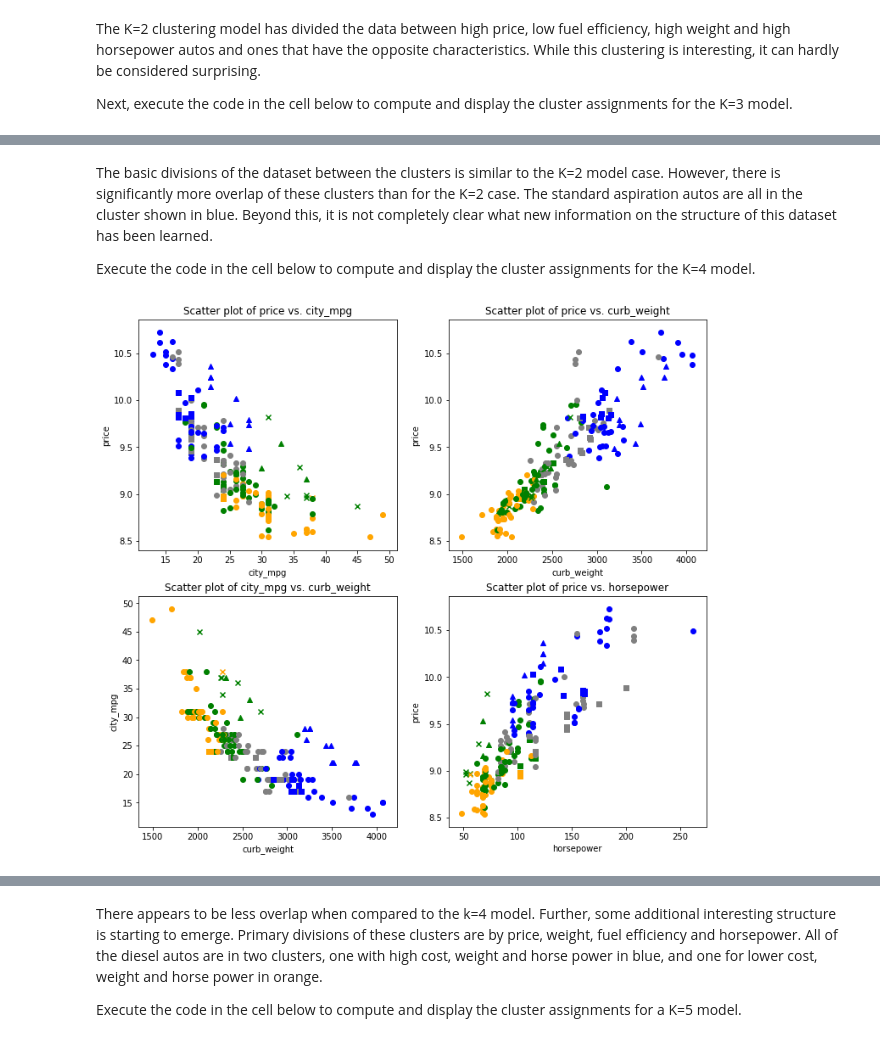
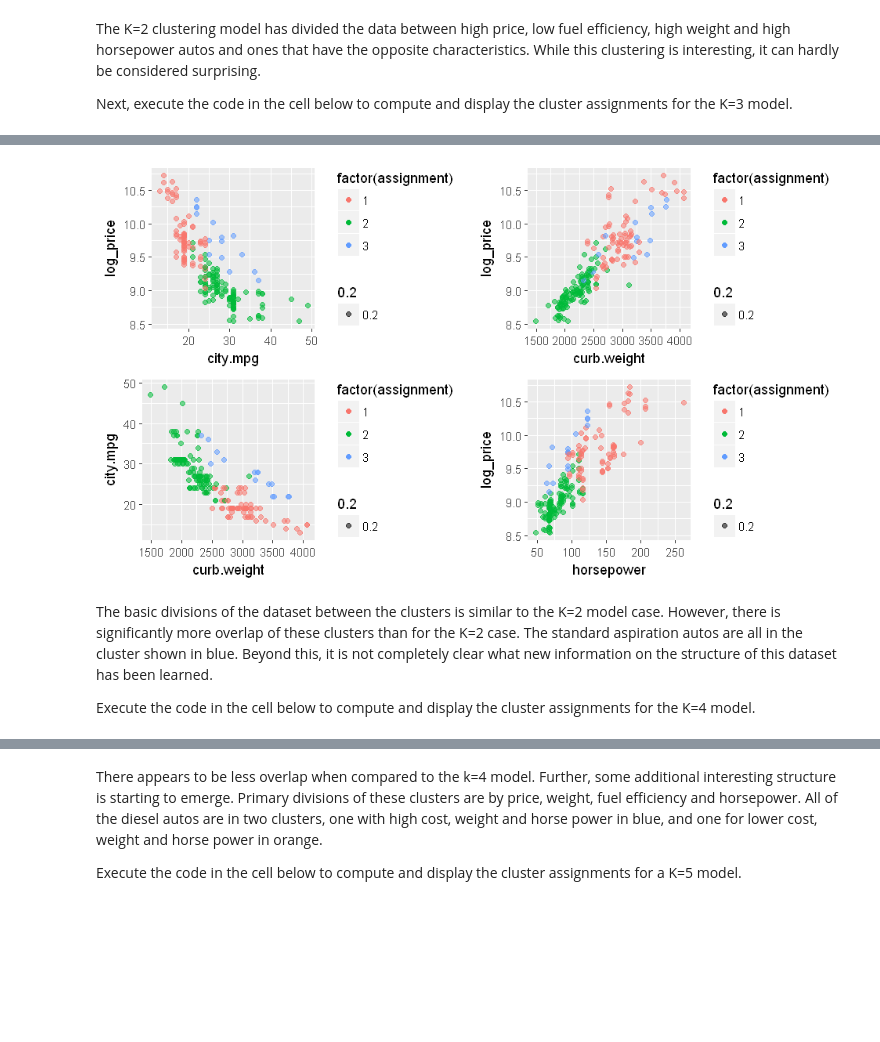
Before and after one commit to vijayraavi/Principles-of-Machine-Learning-R, a Jupyter notebook: Module7/ApplicationOfClustering.ipynb, the cells around one changed output, grey strips where cells are left out. Cells and saved outputs as stored; diff of their text form; code cells hidden in the pictures; blank space fills up the shorter version.

```diff
--- a/Module7/ApplicationOfClustering.ipynb
+++ b/Module7/ApplicationOfClustering.ipynb
@@ -201,11 +175,11 @@ plot_auto_cluster(auto_prices, assign_color_km3, markers)
+# %%
+set.seed(4665)
+kmeans_3 = kmeans(auto_dummies, centers =3)
+auto_prices[,'assignment'] = kmeans_3$cluster
+plot_auto_cluster(auto_prices)
+# %% [output]
+[figure, added]
 # %% [markdown]
 The basic divisions of the dataset between the clusters is similar to the K=2 model case. However, there is significantly more overlap of these clusters than for the K=2 case. The standard aspiration autos are all in the cluster shown in blue. Beyond this, it is not completely clear what new information on the structure of this dataset has been learned.
 
 Execute the code in the cell below to compute and display the cluster assignments for the K=4 model.
-# %%
-kmeans_4 = KMeans(n_clusters=4, random_state=0)
-assignments_km4 = kmeans_4.fit_predict(Auto_Data)
-assign_color_km4 = [col_dic[x] for x in assignments_km4]
-plot_auto_cluster(auto_prices, assign_color_km4, markers)
-# %% [output]
-[figure, removed]
```
Also changed, not shown: parts of 29 cells of this notebook.
